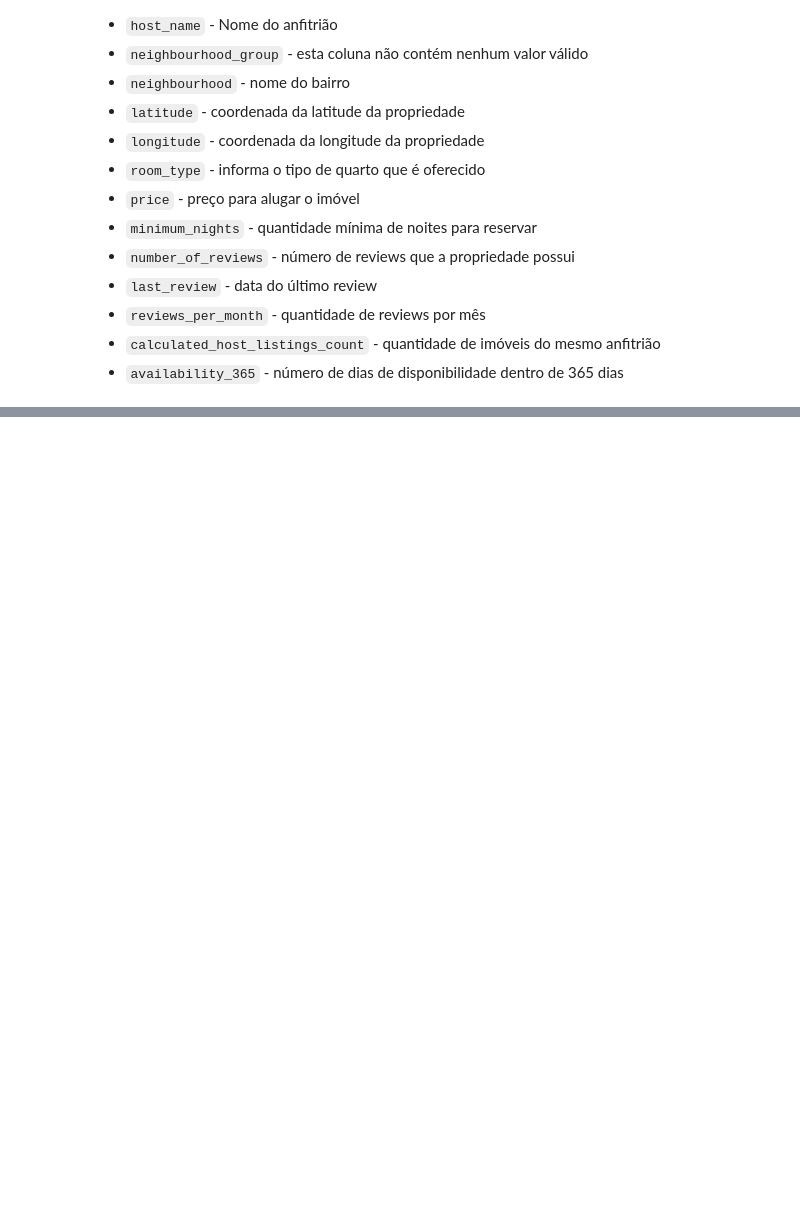
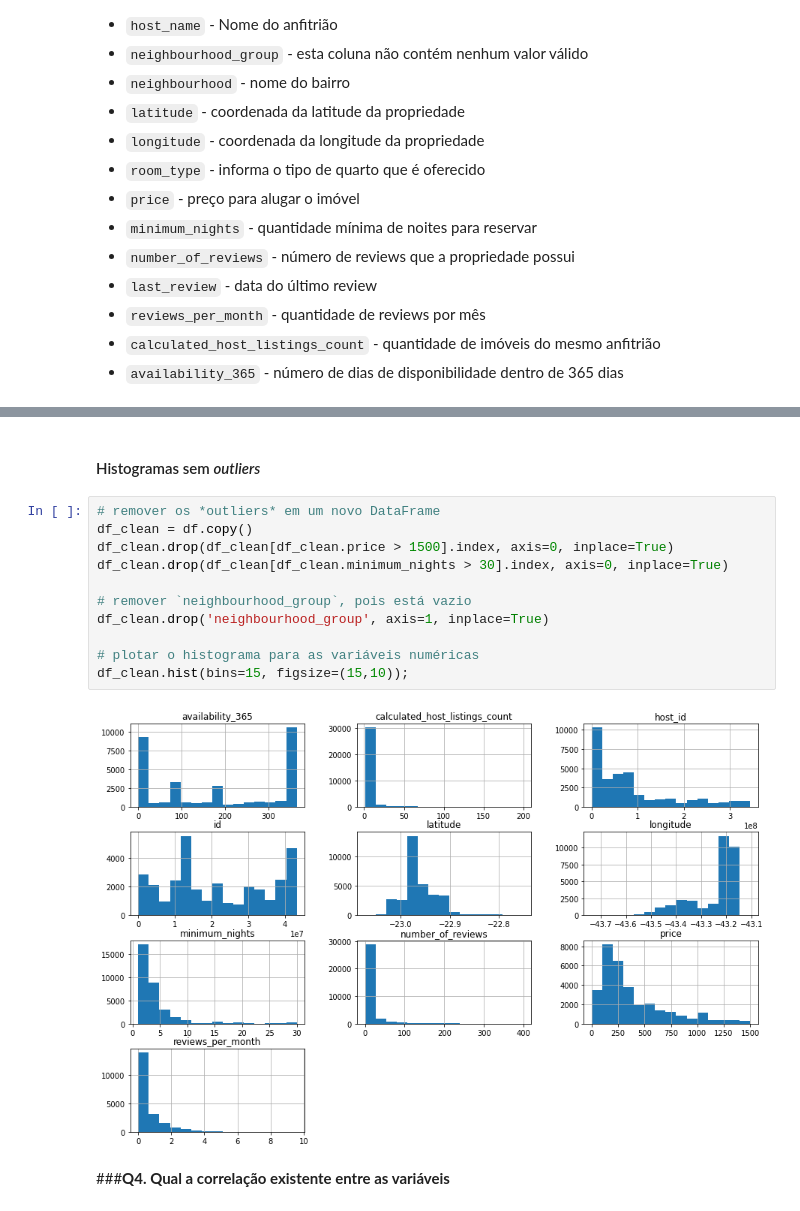
Before and after one commit to leonarddocchagas/data_science, a Jupyter notebook: Analisando_os_Dados_do_Airbnb.ipynb, the cells around one changed output, grey strips where cells are left out. Saved outputs shown, nothing was run; the diff lists cells and outputs as text; blank space fills up the shorter version.

```diff
--- a/Analisando_os_Dados_do_Airbnb.ipynb
+++ b/Analisando_os_Dados_do_Airbnb.ipynb
@@ -38,0 +146,17 @@ import pandas as pd
+# %% [markdown]
+#### Histogramas sem *outliers*
+# %%
+# remover os *outliers* em um novo DataFrame
+df_clean = df.copy()
+df_clean.drop(df_clean[df_clean.price > 1500].index, axis=0, inplace=True)
+df_clean.drop(df_clean[df_clean.minimum_nights > 30].index, axis=0, inplace=True)
+
+# remover `neighbourhood_group`, pois está vazio
+df_clean.drop('neighbourhood_group', axis=1, inplace=True)
+
+# plotar o histograma para as variáveis numéricas
+df_clean.hist(bins=15, figsize=(15,10));
+# %% [output]
+[figure, added]
+# %% [markdown]
+###**Q4. Qual a correlação existente entre as variáveis**
```
Also changed, not shown: parts of 24 cells of this notebook.
